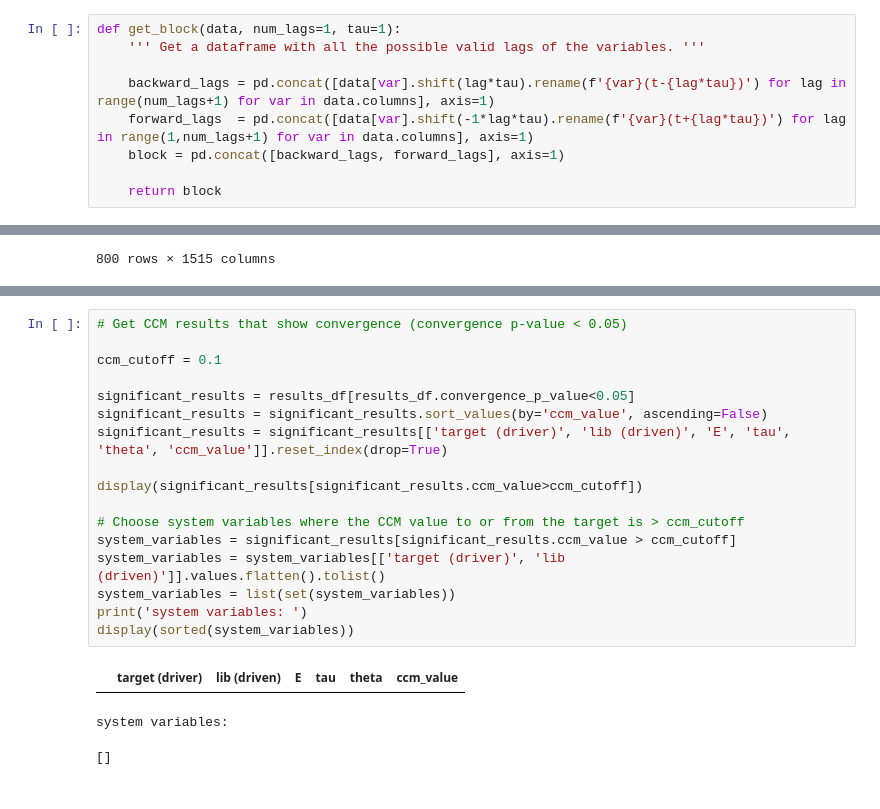
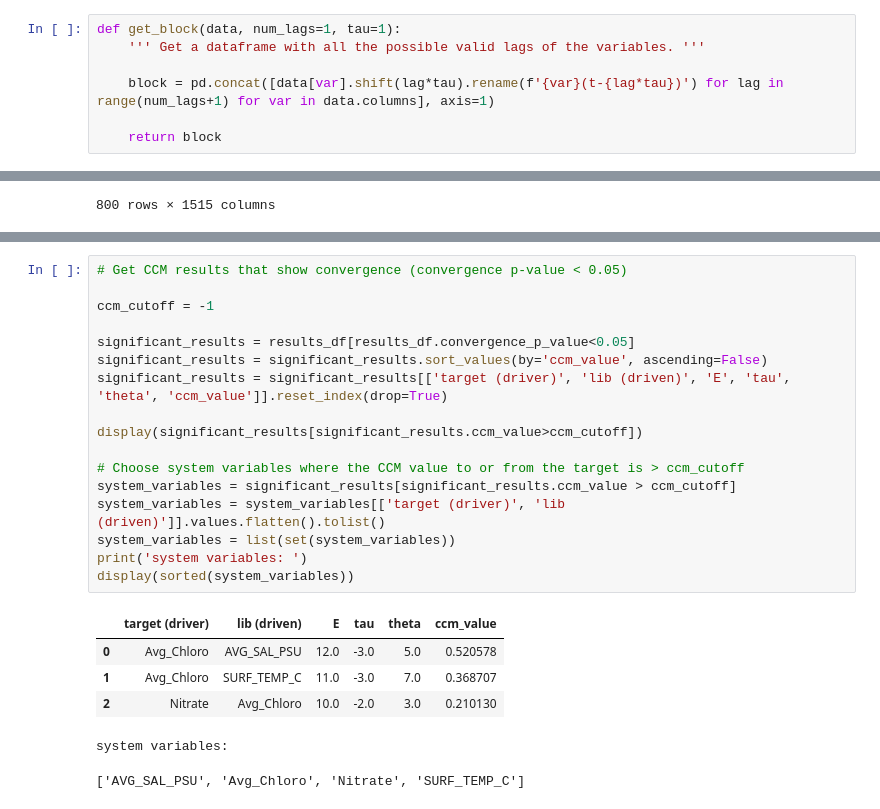
Before and after one commit to aparaselli/HAB-Prediction-Research, a Jupyter notebook: Code/CCM_analysis.ipynb, the cells around one changed output, grey strips where cells are left out. Saved outputs shown, nothing was run; the diff lists cells and outputs as text.

```diff
--- a/Code/CCM_analysis.ipynb
+++ b/Code/CCM_analysis.ipynb
@@ -33,9 +33,7 @@ warnings.filterwarnings("ignore",
 def get_block(data, num_lags=1, tau=1):
     ''' Get a dataframe with all the possible valid lags of the variables. '''
 
-    backward_lags = pd.concat([data[var].shift(lag*tau).rename(f'{var}(t-{lag*tau})') for lag in range(num_lags+1) for var in data.columns], axis=1)
-    forward_lags  = pd.concat([data[var].shift(-1*lag*tau).rename(f'{var}(t+{lag*tau})') for lag in range(1,num_lags+1) for var in data.columns], axis=1)
-    block = pd.concat([backward_lags, forward_lags], axis=1)
+    block = pd.concat([data[var].shift(lag*tau).rename(f'{var}(t-{lag*tau})') for lag in range(num_lags+1) for var in data.columns], axis=1)
 
     return block
 # %%
@@ -312,21 +325,24 @@ LinAlgError: SVD did not converge in Linear Least Squares
 # %%
 # Get CCM results that show convergence (convergence p-value < 0.05)
 
-ccm_cutoff = 0.1
+ccm_cutoff = -1
 
 significant_results = results_df[results_df.convergence_p_value<0.05]
 significant_results = significant_results.sort_values(by='ccm_value', ascending=False)
 significant_results = significant_results[['target (driver)', 'lib (driven)', 'E', 'tau', 'theta', 'ccm_value']].reset_index(drop=True)
 
 display(significant_results[significant_results.ccm_value>ccm_cutoff])
 
 # Choose system variables where the CCM value to or from the target is > ccm_cutoff
 system_variables = significant_results[significant_results.ccm_value > ccm_cutoff]
 system_variables = system_variables[['target (driver)', 'lib (driven)']].values.flatten().tolist()
 system_variables = list(set(system_variables))
 print('system variables: ')
 display(sorted(system_variables))
 # %% [output]
 |  | target (driver) | lib (driven) | E | tau | theta | ccm_value |
+| 0 | Avg_Chloro | AVG_SAL_PSU | 12.0 | -3.0 | 5.0 | 0.520578 |
+| 1 | Avg_Chloro | SURF_TEMP_C | 11.0 | -3.0 | 7.0 | 0.368707 |
+| 2 | Nitrate | Avg_Chloro | 10.0 | -2.0 | 3.0 | 0.210130 |
 system variables:
-[]
+['AVG_SAL_PSU', 'Avg_Chloro', 'Nitrate', 'SURF_TEMP_C']
```
Also changed, not shown: parts of 2 cells of this notebook, 7 other files.
